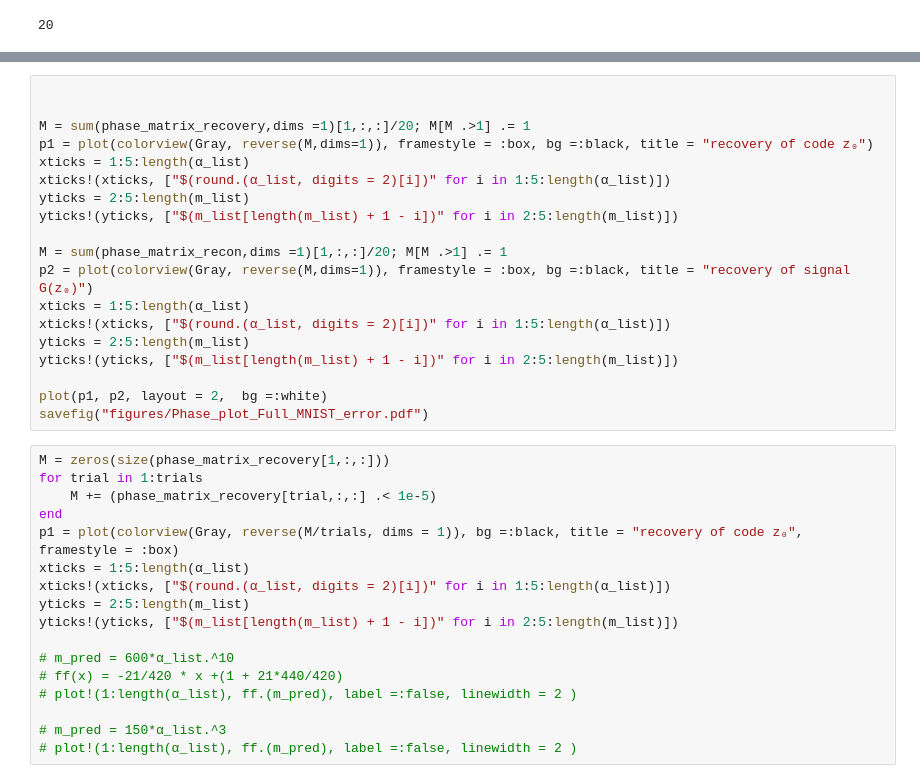
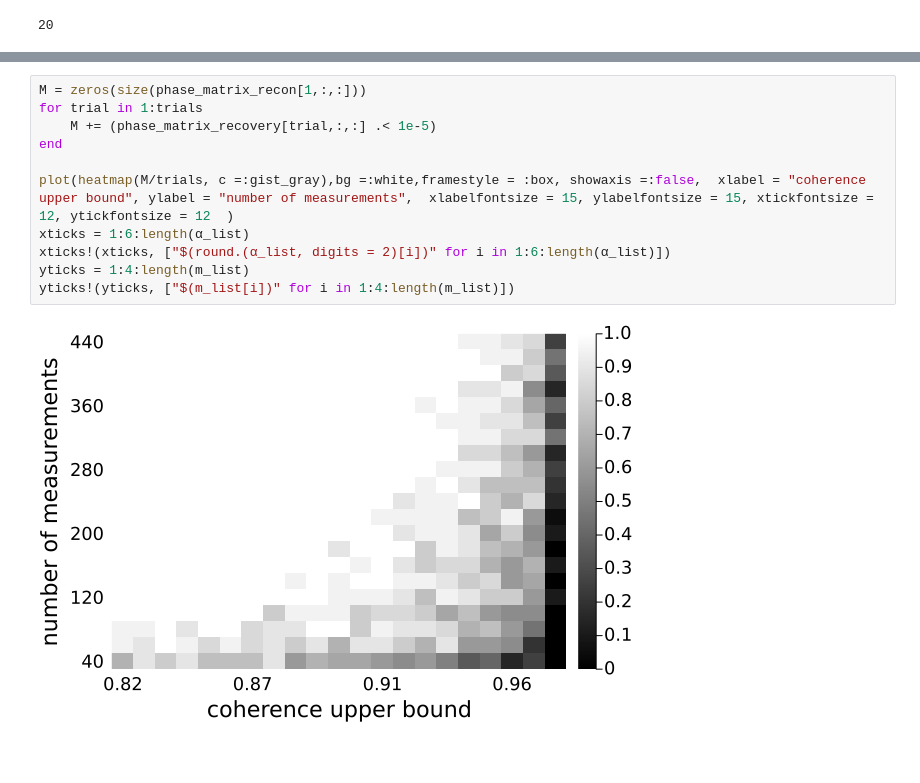
Before and after one commit to babhrujoshi/GNN-with-sub-Fourier-paper, a Jupyter notebook: Phase_plot_code.ipynb, the cells around one changed output, grey strips where cells are left out. Cells and saved outputs as stored; diff of their text form; blank space fills up the shorter version.

```diff
--- a/Phase_plot_code.ipynb
+++ b/Phase_plot_code.ipynb
@@ -137,36 +74,13 @@ phase_matrix_recon
-# %%
-
-
-M = sum(phase_matrix_recovery,dims =1)[1,:,:]/20; M[M .>1] .= 1
-p1 = plot(colorview(Gray, reverse(M,dims=1)), framestyle = :box, bg =:black, title = "recovery of code z₀")
-xticks = 1:5:length(α_list)
-xticks!(xticks, ["$(round.(α_list, digits = 2)[i])" for i in 1:5:length(α_list)])
-yticks = 2:5:length(m_list)
-yticks!(yticks, ["$(m_list[length(m_list) + 1 - i])" for i in 2:5:length(m_list)])
-
-M = sum(phase_matrix_recon,dims =1)[1,:,:]/20; M[M .>1] .= 1
-p2 = plot(colorview(Gray, reverse(M,dims=1)), framestyle = :box, bg =:black, title = "recovery of signal G(z₀)")
-xticks = 1:5:length(α_list)
-xticks!(xticks, ["$(round.(α_list, digits = 2)[i])" for i in 1:5:length(α_list)])
-yticks = 2:5:length(m_list)
-yticks!(yticks, ["$(m_list[length(m_list) + 1 - i])" for i in 2:5:length(m_list)])
-
-plot(p1, p2, layout = 2,  bg =:white)
-savefig("figures/Phase_plot_Full_MNIST_error.pdf")
 # %%
-M = zeros(size(phase_matrix_recovery[1,:,:]))
+M = zeros(size(phase_matrix_recon[1,:,:]))
 for trial in 1:trials
     M += (phase_matrix_recovery[trial,:,:] .< 1e-5)
 end
-p1 = plot(colorview(Gray, reverse(M/trials, dims = 1)), bg =:black, title = "recovery of code z₀", framestyle = :box)
-xticks = 1:5:length(α_list)
-xticks!(xticks, ["$(round.(α_list, digits = 2)[i])" for i in 1:5:length(α_list)])
-yticks = 2:5:length(m_list)
-yticks!(yticks, ["$(m_list[length(m_list) + 1 - i])" for i in 2:5:length(m_list)])
 
-# m_pred = 600*α_list.^10
-# ff(x) = -21/420 * x +(1 + 21*440/420)
-# plot!(1:length(α_list), ff.(m_pred), label =:false, linewidth = 2 )
-
-# m_pred = 150*α_list.^3
-# plot!(1:length(α_list), ff.(m_pred), label =:false, linewidth = 2 )
+plot(heatmap(M/trials, c =:gist_gray),bg =:white,framestyle = :box, showaxis =:false,  xlabel = "coherence upper bound", ylabel = "number of measurements",  xlabelfontsize = 15, ylabelfontsize = 15, xtickfontsize = 12, ytickfontsize = 12  )
+xticks = 1:6:length(α_list)
+xticks!(xticks, ["$(round.(α_list, digits = 2)[i])" for i in 1:6:length(α_list)])
+yticks = 1:4:length(m_list)
+yticks!(yticks, ["$(m_list[i])" for i in 1:4:length(m_list)])
+# %% [output]
+[figure, added]
```
Also changed, not shown: parts of 6 cells of this notebook, 1 other file.
